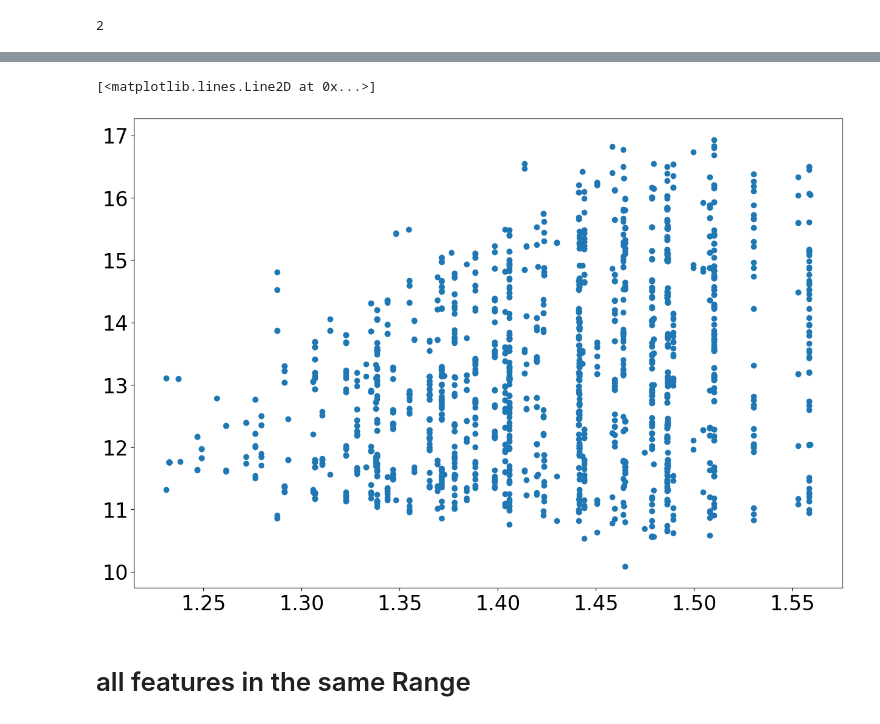
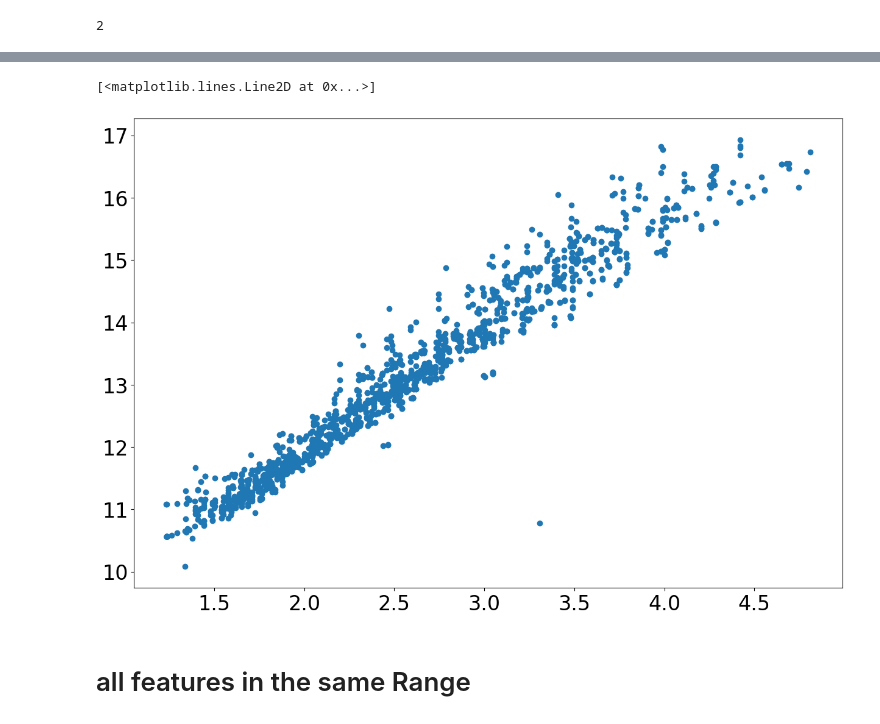
Before and after one commit to AIIMProject/MLFeMoTCPs, a Jupyter notebook: Histograms.ipynb, the cells around one changed output, grey strips where cells are left out. Drawn from its saved outputs; the diff is of its cells as text; code cells hidden in the pictures.

```diff
--- a/Histograms.ipynb
+++ b/Histograms.ipynb
@@ -36,12 +36,13 @@ import glob
 # Parameters
 # %%
 CASE = 'INITIAL'  #, 'INITIAL', RELAXED
-MODEL = 'CANONICAL' #, 'ORTHOGONAL', 'CANONICAL','ORTHOGONALOS'
+MODEL = 'ORTHOGONALOS' #, 'ORTHOGONAL', 'CANONICAL','ORTHOGONALOS'
 CUT_OFF = 'TABLECUTOFF' # 'TABLECUTOFF', 'HISTCUTOFF'
 E_MODE = 'WUBIND'  # test_score, train_score, err
 C_RITERION = ''
 SEARCH_MODE = ''
 TARGET = 'V0'
+MOMENTS = 15
 # %% [markdown]
 # Helpeer Functions
 # %%
@@ -60,7 +61,7 @@ Features = Featurizer(BS)
 # %% [markdown]
 ## Load the BOP for the selected case
 # %%
-BOPCOEF_FILE = 'CRCOW_{}_NSC_{}_{}_{}.pkl'.format(CASE,MODEL,CUT_OFF,E_MODE)
+BOPCOEF_FILE = 'CRCOW_{}_NSC_{}_{}_{}_{}.pkl'.format(CASE,MODEL,CUT_OFF,E_MODE, MOMENTS)
 BopfoxFeatures = pd.read_pickle(BOPCOEF_FILE)
 #BopfoxFeatures.drop(columns=['NSC_U_bond_atom_list'], inplace=True)
 #BopfoxFeatures.drop(columns=['NSC_U_bind'], inplace=True)
@@ -248,8 +255,9 @@ figure.savefig(FileNames.get_plot_filename('Histogram','moments'))
 # %%
-plt.plot(DATA['NSC_bn_1'][DATA['NSC_bn_1']<1.6],DATA['V0'][DATA['V0']<30],'o')
+plt.plot(DATA['NSC_bn_1'][DATA['V0']<20],DATA['V0'][DATA['V0']<20],'o')
+plt.set_xlabel[featu]
 # %% [output]
 [<matplotlib.lines.Line2D at 0x...>]
-[figure, old version]
+[figure, new version]
 # %% [markdown]
 # all features in the same Range
 # %% [markdown]
```
Also changed, not shown: parts of 13 cells of this notebook, 2 other files.
